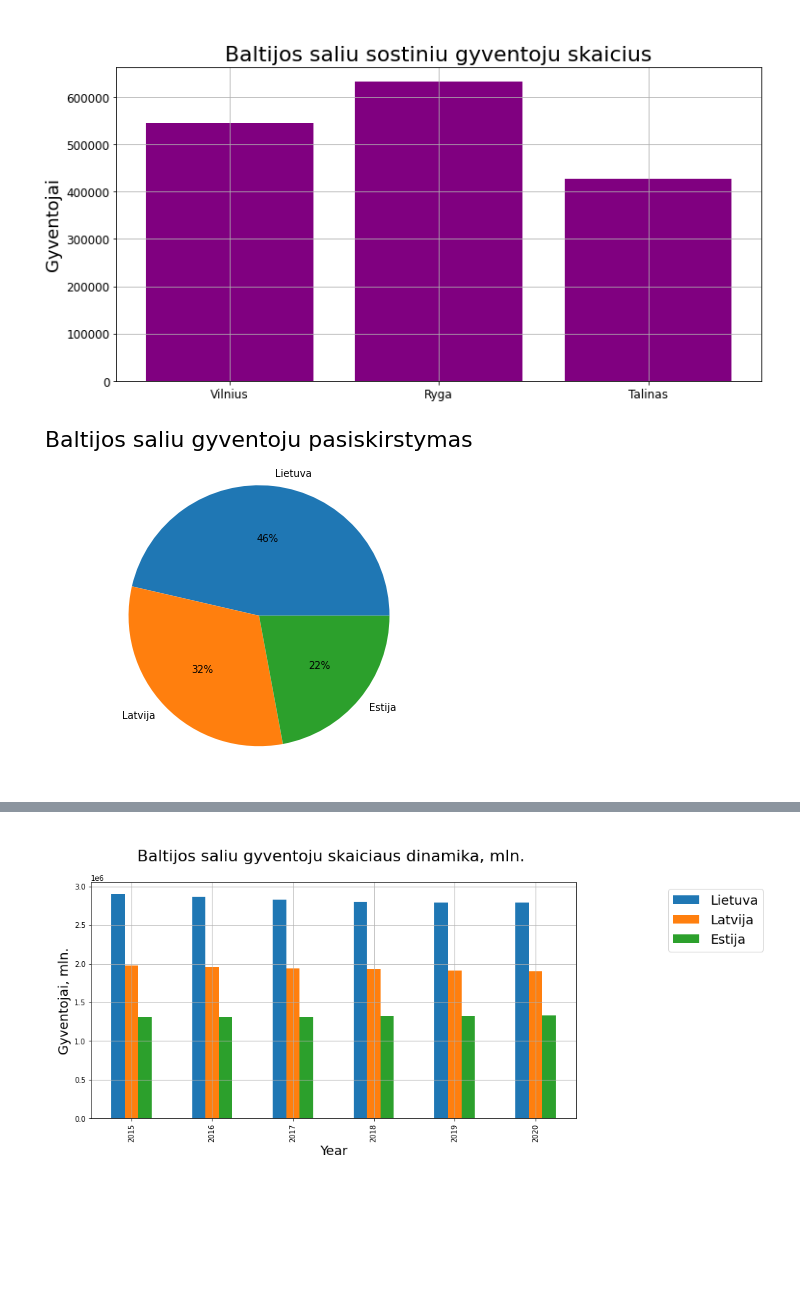
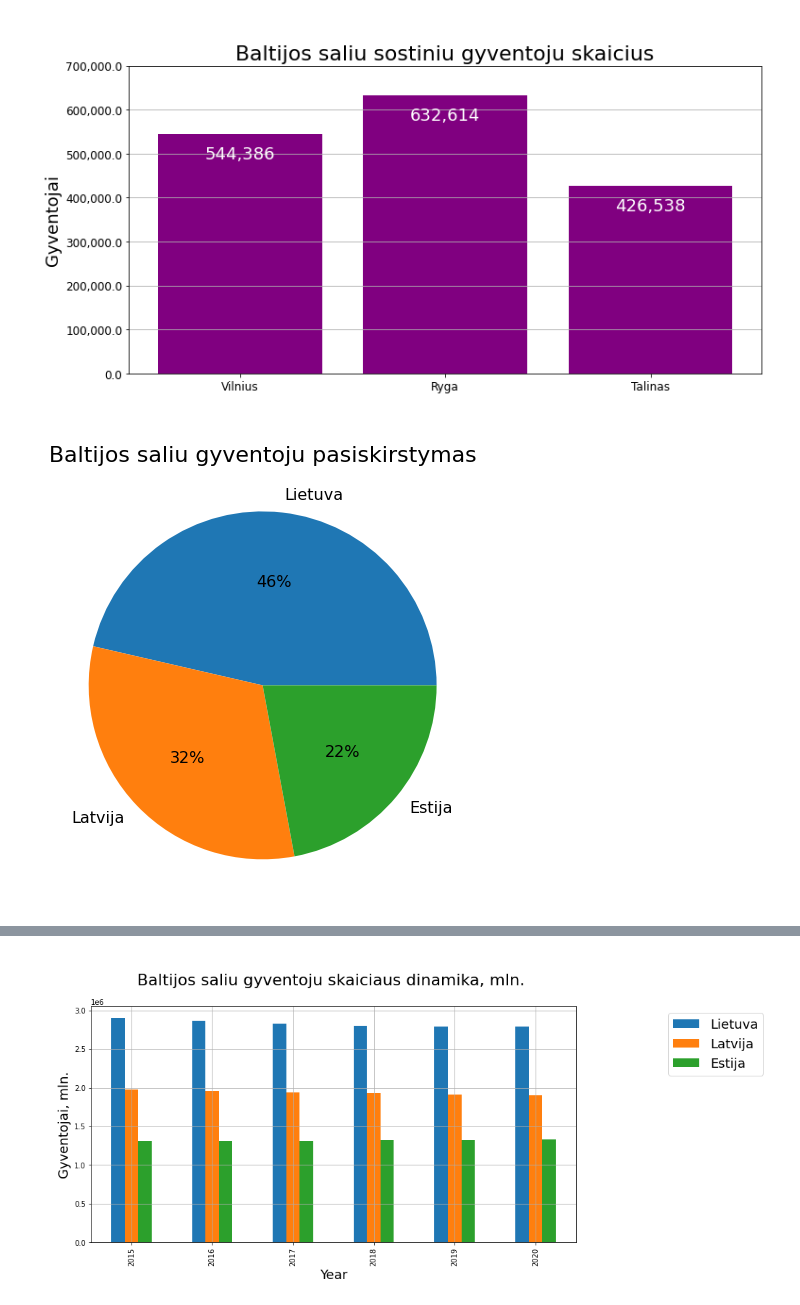
Before and after one commit to FlipWreck/BalticStates, a Jupyter notebook: Namu darbas.ipynb, the cells around one changed output, grey strips where cells are left out. Cells and saved outputs as stored; diff of their text form; code cells hidden in the pictures; blank space fills up the shorter version.

Commit message:
Plots has been checked and updated. (VA)

```diff
--- a/Namu darbas.ipynb
+++ b/Namu darbas.ipynb
@@ -48,26 +64,34 @@ baltic_capital_population_list = df_baltic_capital_population.values()
 
 plt.figure(figsize=(12,6))
 
-plt.bar(baltic_capital_country_list, baltic_capital_population_list, color="purple")
+bar = plt.bar(baltic_capital_country_list, baltic_capital_population_list, color="purple")
 
 plt.title("\nBaltijos saliu sostiniu gyventoju skaicius", fontsize=22)
 plt.ylabel("Gyventojai", fontsize=18)
 
 plt.xticks(fontsize=12)
-plt.yticks(fontsize=12)
 
-plt.grid()
+# yticks formatting
+ytick_loc, _ = plt.yticks()
+ytick_label = ["{:,}".format(tick) for tick in ytick_loc]
+plt.yticks(ticks=ytick_loc, labels=ytick_label, fontsize=12)
+
+# Bar labels
+labels = ["{:,}".format(p) for p in baltic_capital_population_list]
+plt.bar_label(bar, labels=labels, padding=-30, fontsize=18, color="white", fmt="%0.0f")
+
+plt.grid(axis="y")
 plt.show()
 # %% [output]
-[figure, old version]
+[figure, new version]
 # %%
 # Pavaizduokite Baltijos šalių gyventojų proporcijas skritulinėje diagramoje
-plt.figure(figsize = (12, 6))
+plt.figure(figsize = (12, 8))
 
-plt.pie(baltic_population_list, labels = baltic_countries, autopct = "%1.0f%%", textprops = {"fontsize":10})
+plt.pie(baltic_population_list, labels = baltic_countries, autopct = "%1.0f%%", textprops = {"fontsize":16})
 
-plt.title("Baltijos saliu gyventoju pasiskirstymas", fontsize = 22)
+plt.title("\nBaltijos saliu gyventoju pasiskirstymas", fontsize = 22)
 plt.show()
 # %% [output]
-[figure, old version]
+[figure, new version]
 # %%
```
Also changed, not shown: parts of 5 cells of this notebook.
